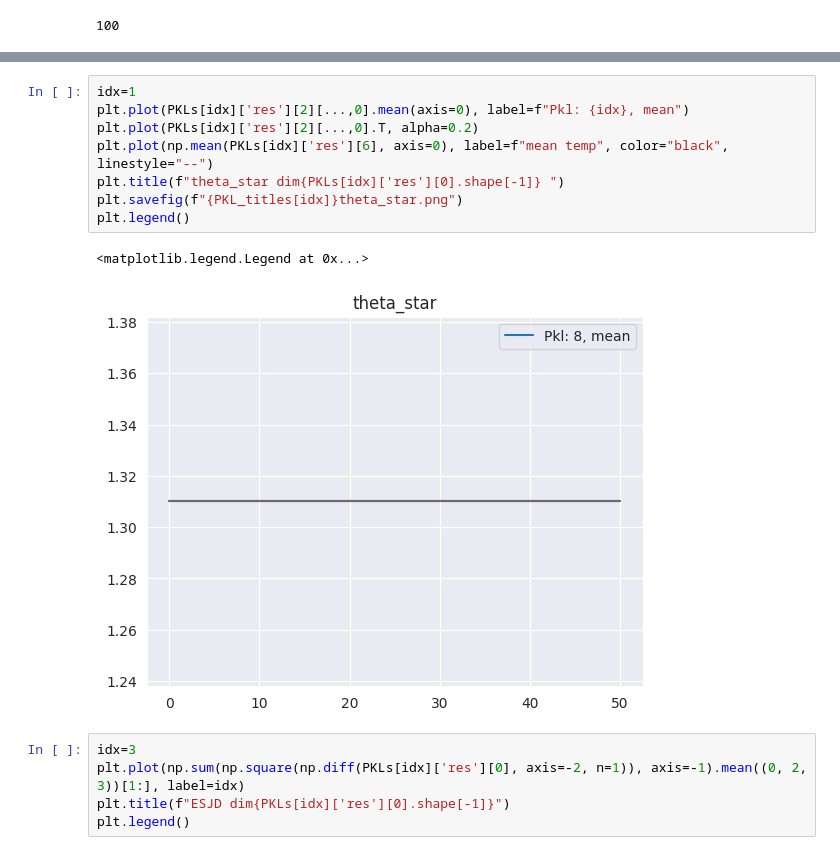
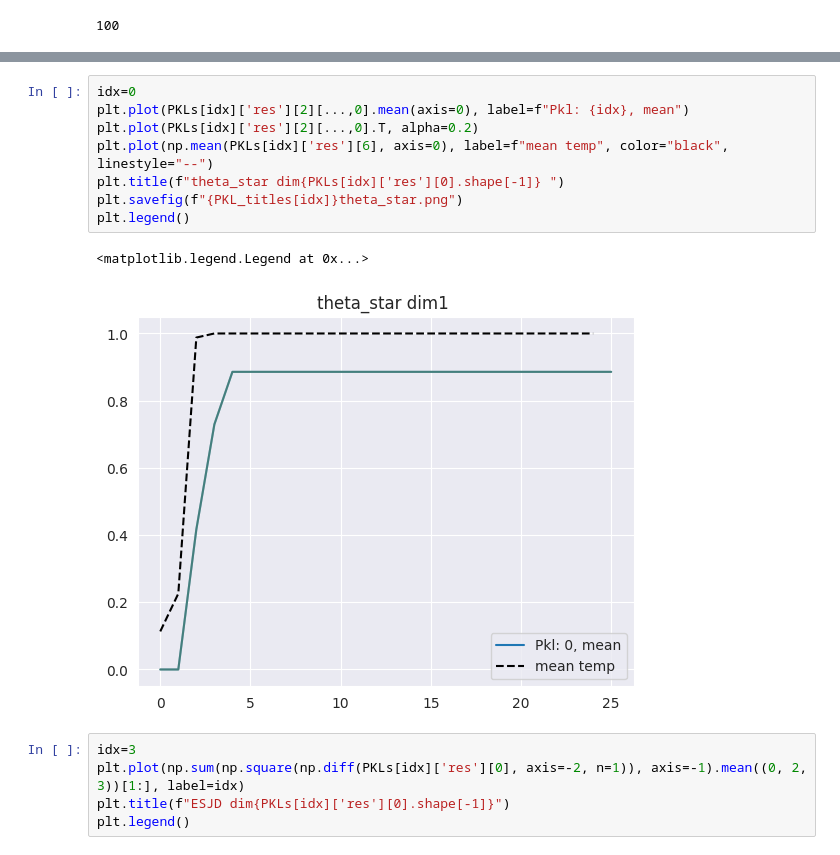
Before and after one commit to ylefay/adaptive_smc_tempering, a Jupyter notebook: adaptive_smc/experiments/read.ipynb, the cells around one changed output, grey strips where cells are left out. Drawn from its saved outputs; the diff is of its cells as text.

```diff
--- a/adaptive_smc/experiments/read.ipynb
+++ b/adaptive_smc/experiments/read.ipynb
@@ -133,14 +145,14 @@ plt.savefig(f"{PKL_titles[idx]}acc_rate.png")
 # %%
-idx=1
+idx=0
 plt.plot(PKLs[idx]['res'][2][...,0].mean(axis=0), label=f"Pkl: {idx}, mean")
 plt.plot(PKLs[idx]['res'][2][...,0].T, alpha=0.2)
 plt.plot(np.mean(PKLs[idx]['res'][6], axis=0), label=f"mean temp", color="black", linestyle="--")
 plt.title(f"theta_star dim{PKLs[idx]['res'][0].shape[-1]} ")
 plt.savefig(f"{PKL_titles[idx]}theta_star.png")
 plt.legend()
 # %% [output]
 <matplotlib.legend.Legend at 0x...>
-[figure, old version]
+[figure, new version]
 # %%
 idx=3
 plt.plot(np.sum(np.square(np.diff(PKLs[idx]['res'][0], axis=-2, n=1)), axis=-1).mean((0, 2, 3))[1:], label=idx)
```
Also changed, not shown: parts of 9 cells of this notebook, 43 other files.
